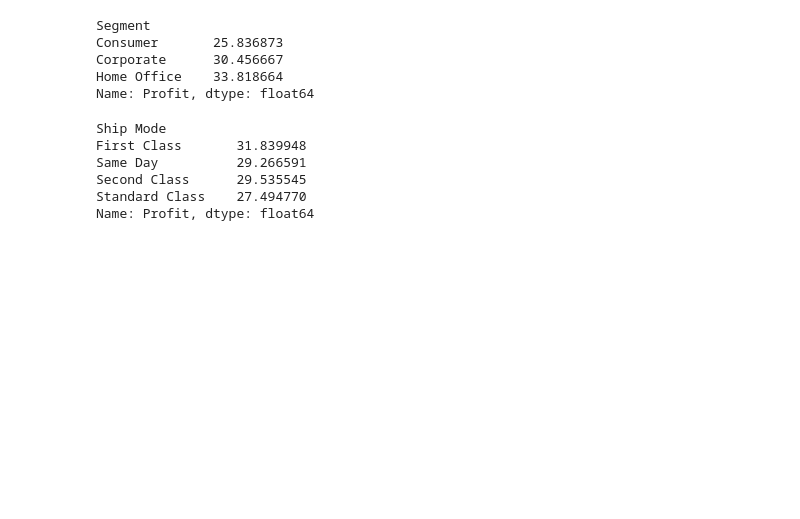
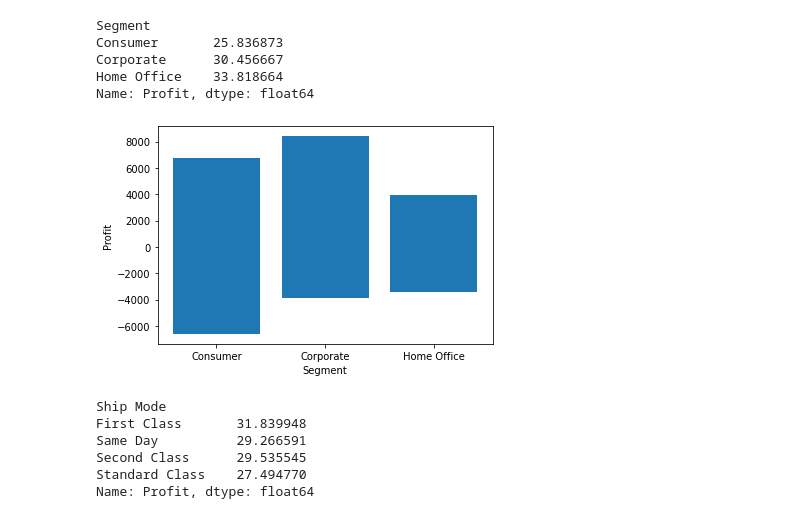
Before and after one commit to sahilparmar4/EDA-on-Sales, a Jupyter notebook: 3_EDA_1.ipynb, the cells around one changed output. Saved outputs shown, nothing was run; the diff lists cells and outputs as text; code cells hidden in the pictures; blank space fills up the shorter version.

```diff
--- a/3_EDA_1.ipynb
+++ b/3_EDA_1.ipynb
@@ -46,6 +47,13 @@ Consumer       25.836873
 Corporate      30.456667
 Home Office    33.818664
 Name: Profit, dtype: float64
+# %%
+plt.xlabel("Segment")
+plt.ylabel("Profit")
+plt.bar(df["Segment"], df["Profit"])
+plt.show()
+# %% [output]
+[figure, added]
 # %%
 df.groupby(["Ship Mode"])["Profit"].mean()
 # %% [output]
```
Also changed, not shown: parts of 9 cells of this notebook.
